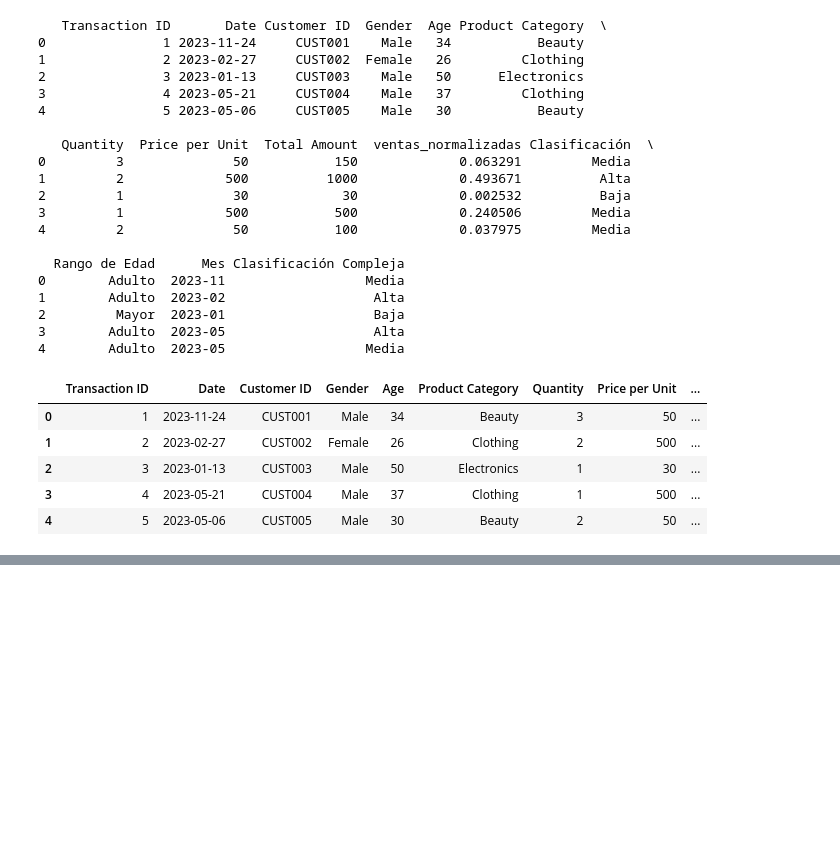
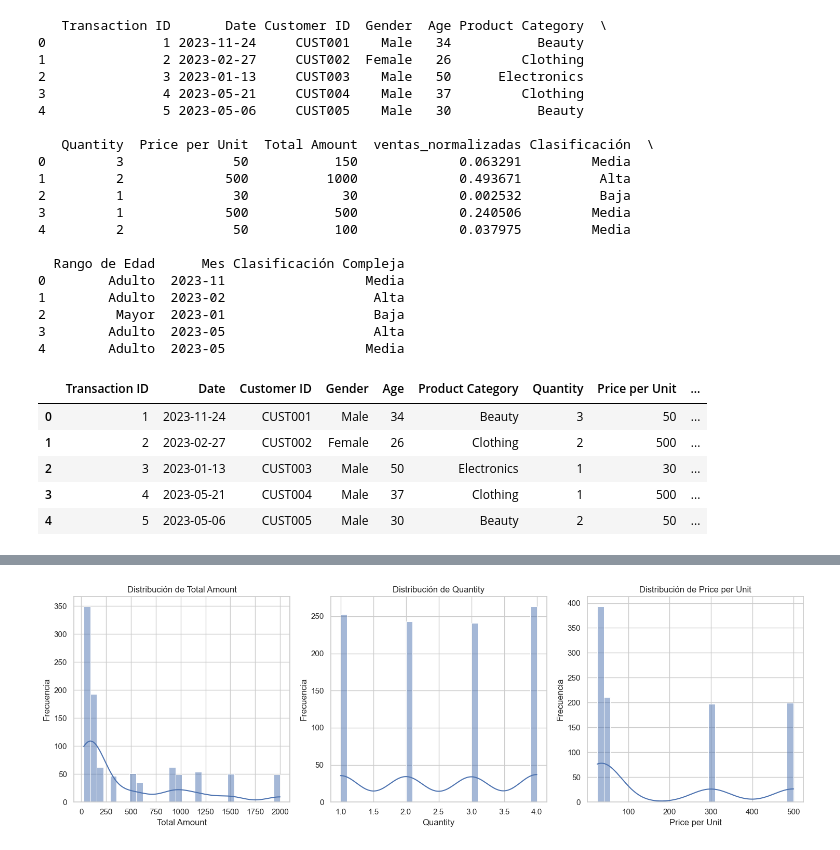
Before and after one commit to amswilli/retail-sales-analysis, a Jupyter notebook: notebooks/Pandas2.ipynb, the cells around one changed output, grey strips where cells are left out. Saved outputs shown, nothing was run; the diff lists cells and outputs as text; code cells hidden in the pictures; blank space fills up the shorter version.

```diff
--- a/notebooks/Pandas2.ipynb
+++ b/notebooks/Pandas2.ipynb
@@ -345,0 +347,35 @@ df.head()
+# %%
+import matplotlib.pyplot as plt
+import seaborn as sns
+
+# Configuración de estilo de seaborn
+sns.set(style="whitegrid")
+
+# Crear histogramas
+plt.figure(figsize=(15, 5))
+
+# Histograma de Total Amount
+plt.subplot(1, 3, 1)
+sns.histplot(df['Total Amount'], bins=30, kde=True)
+plt.title('Distribución de Total Amount')
+plt.xlabel('Total Amount')
+plt.ylabel('Frecuencia')
+
+# Histograma de Quantity
+plt.subplot(1, 3, 2)
+sns.histplot(df['Quantity'], bins=30, kde=True)
+plt.title('Distribución de Quantity')
+plt.xlabel('Quantity')
+plt.ylabel('Frecuencia')
+
+# Histograma de Price per Unit
+plt.subplot(1, 3, 3)
+sns.histplot(df['Price per Unit'], bins=30, kde=True)
+plt.title('Distribución de Price per Unit')
+plt.xlabel('Price per Unit')
+plt.ylabel('Frecuencia')
+
+plt.tight_layout()
+plt.show()
+# %% [output]
+[figure, added]
```
Also changed, not shown: parts of 8 cells of this notebook.
